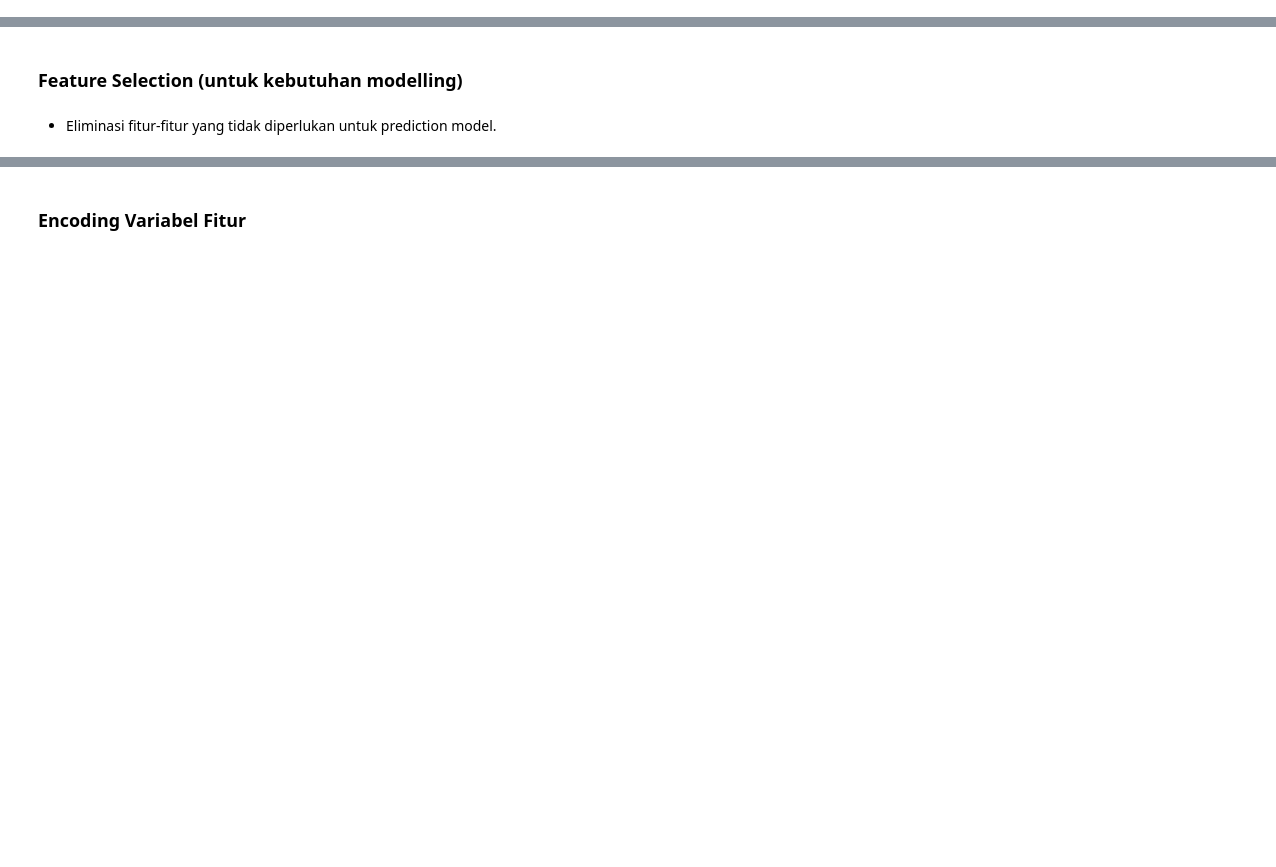
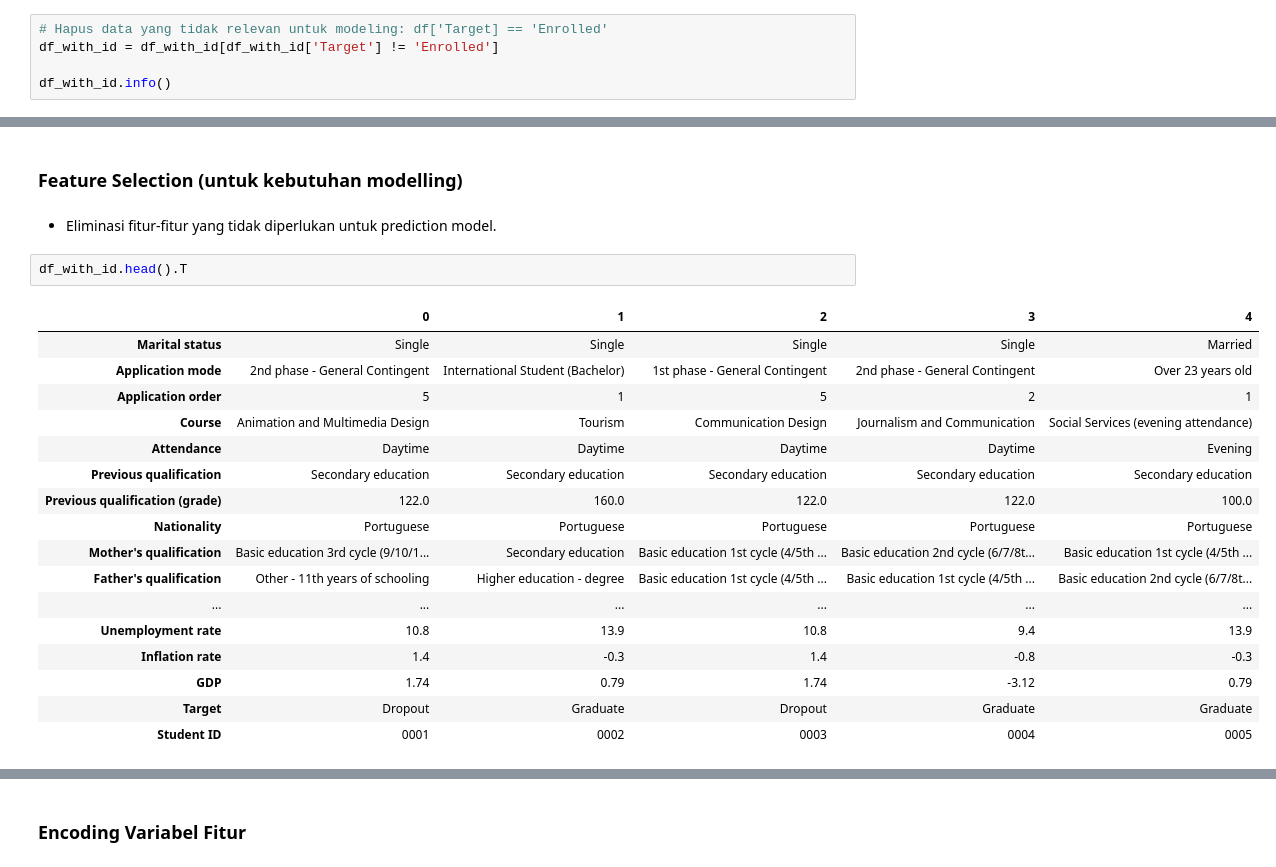
Before and after one commit to Sulbae/Student-s-Performances-Dashboard, a Jupyter notebook: notebook.ipynb, the cells around one changed output, grey strips where cells are left out. Cells and saved outputs as stored; diff of their text form; blank space fills up the shorter version.

```diff
--- a/notebook.ipynb
+++ b/notebook.ipynb
@@ -1801,0 +1808,5 @@ Name: count, dtype: int64
+# %%
+# Hapus data yang tidak relevan untuk modeling: df['Target] == 'Enrolled'
+df_with_id = df_with_id[df_with_id['Target'] != 'Enrolled']
+
+df_with_id.info()
@@ -1803,3 +1839,23 @@ Name: count, dtype: int64
 ### Feature Selection (untuk kebutuhan modelling)
 # %% [markdown]
 * Eliminasi fitur-fitur yang tidak diperlukan untuk prediction model.
+# %%
+df_with_id.head().T
+# %% [output]
+|  | 0 | 1 | 2 | 3 | 4 |
+| Marital status | Single | Single | Single | Single | Married |
+| Application mode | 2nd phase - General Contingent | International Student (Bachelor) | 1st phase - General Contingent | 2nd phase - General Contingent | Over 23 years old |
+| Application order | 5 | 1 | 5 | 2 | 1 |
+| Course | Animation and Multimedia Design | Tourism | Communication Design | Journalism and Communication | Social Services (evening attendance) |
+| Attendance | Daytime | Daytime | Daytime | Daytime | Evening |
+| Previous qualification | Secondary education | Secondary education | Secondary education | Secondary education | Secondary education |
+| Previous qualification (grade) | 122.0 | 160.0 | 122.0 | 122.0 | 100.0 |
+| Nationality | Portuguese | Portuguese | Portuguese | Portuguese | Portuguese |
+| Mother's qualification | Basic education 3rd cycle (9/10/1... | Secondary education | Basic education 1st cycle (4/5th ... | Basic education 2nd cycle (6/7/8t... | Basic education 1st cycle (4/5th ... |
+| Father's qualification | Other - 11th years of schooling | Higher education - degree | Basic education 1st cycle (4/5th ... | Basic education 1st cycle (4/5th ... | Basic education 2nd cycle (6/7/8t... |
+| ... | ... | ... | ... | ... | ... |
+| Unemployment rate | 10.8 | 13.9 | 10.8 | 9.4 | 13.9 |
+| Inflation rate | 1.4 | -0.3 | 1.4 | -0.8 | -0.3 |
+| GDP | 1.74 | 0.79 | 1.74 | -3.12 | 0.79 |
+| Target | Dropout | Graduate | Dropout | Graduate | Graduate |
+| Student ID | 0001 | 0002 | 0003 | 0004 | 0005 |
```
Also changed, not shown: parts of 23 cells of this notebook, 1 other file.
